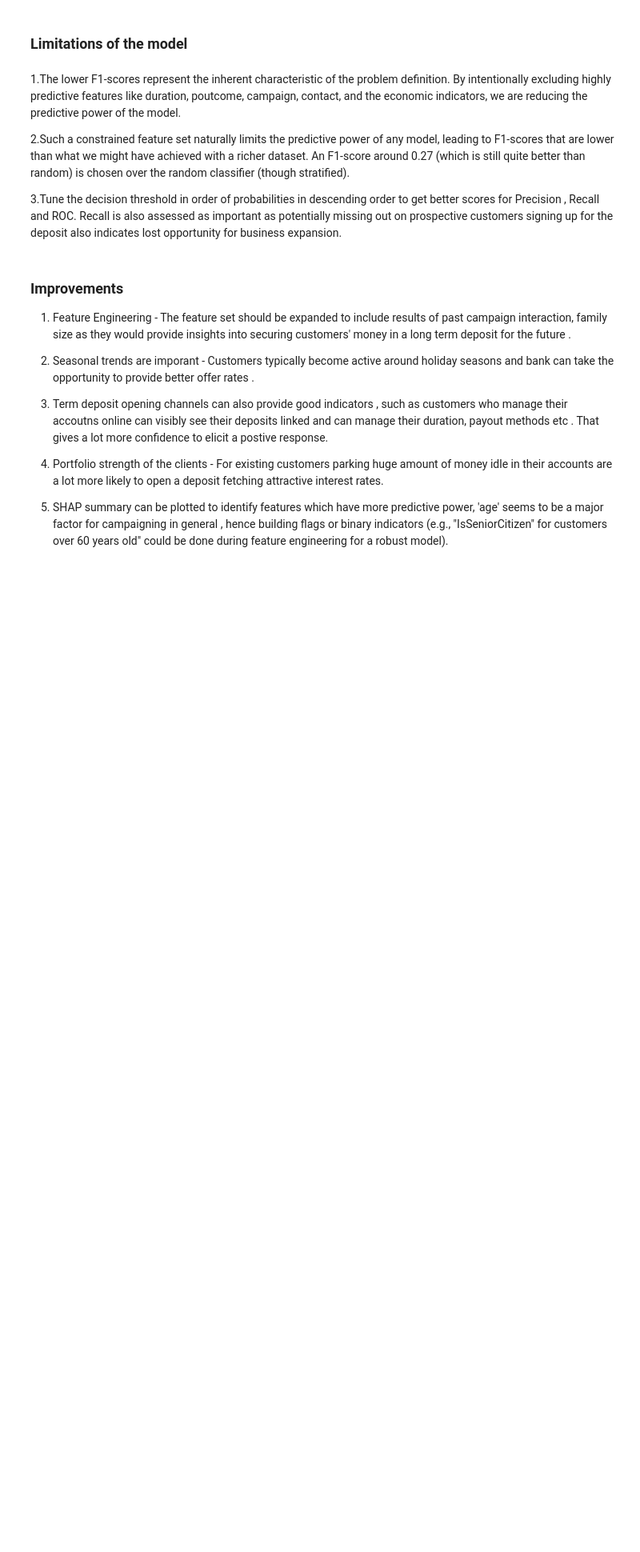
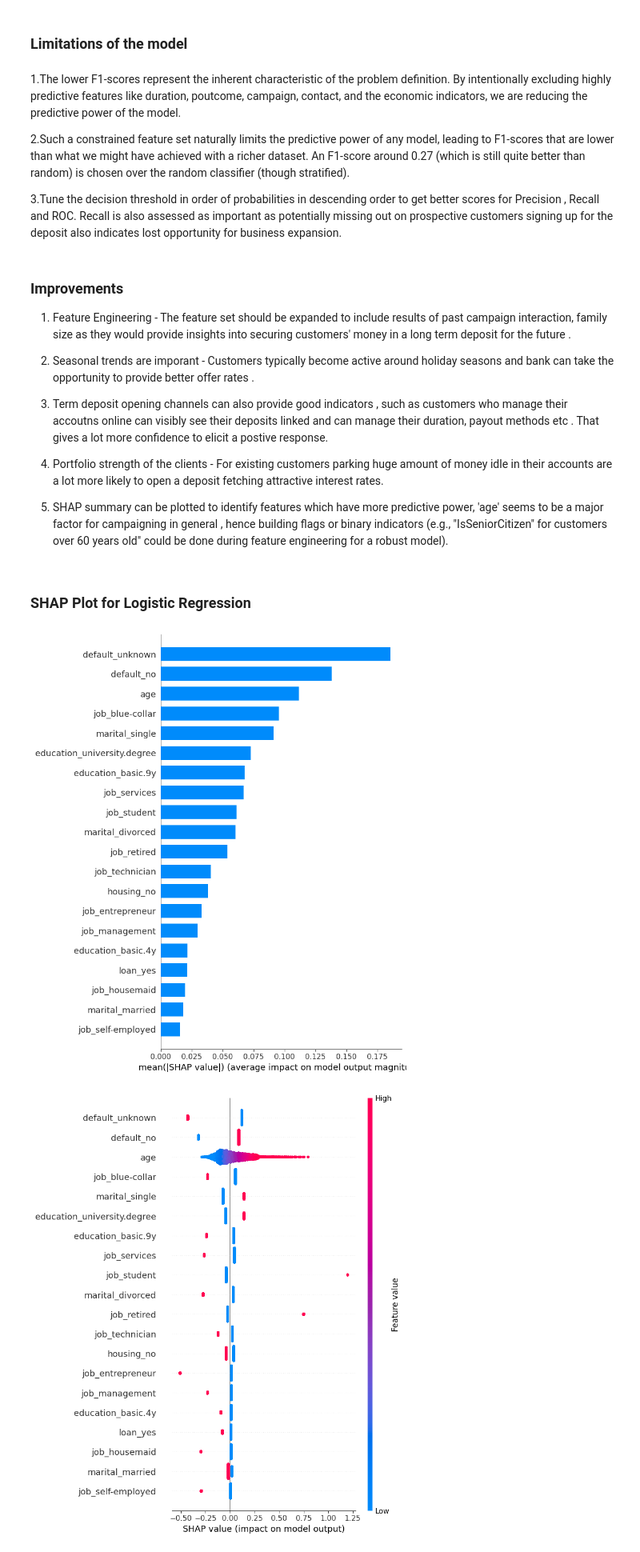
Before and after one commit to Subroy1/MSAI_AllPracticeModules, a Jupyter notebook: Module 17/prompt_III_Assignment17_1.ipynb, the cells around one changed output. Shown at 80% size. Saved outputs shown, nothing was run; the diff lists cells and outputs as text; code cells hidden in the pictures; blank space fills up the shorter version.

```diff
--- a/Module 17/prompt_III_Assignment17_1.ipynb
+++ b/Module 17/prompt_III_Assignment17_1.ipynb
@@ -1177,3 +1212,40 @@ array([1])
 4. Portfolio strength of the clients - For existing customers parking huge amount of money idle in their accounts are a lot more likely to open a deposit fetching attractive interest rates.
 
 5. SHAP summary can be plotted to identify features which have more predictive power, 'age' seems to be a major factor for campaigning in general , hence  building flags or binary indicators (e.g., "IsSeniorCitizen" for customers over 60 years old" could be done during feature engineering for a robust model).
+# %% [markdown]
+### SHAP Plot for Logistic Regression
+# %%
+import shap
+
+# Get the preprocessor and the trained Logistic Regression classifier from the pipeline
+preprocessor_lr = lr_pipeline.named_steps['preprocessor']
+lr_classifier = lr_pipeline.named_steps['classifier']
+
+# Transform X_train using the preprocessor to get the data format expected by SHAP explainer
+# Explicitly convert to array in case ColumnTransformer still outputs sparse for some reason
+X_train_preprocessed = preprocessor_lr.transform(X_train)
+if hasattr(X_train_preprocessed, 'toarray'):
+    X_train_preprocessed = X_train_preprocessed.toarray()
+
+# Get feature names after one-hot encoding for categorical features
+numeric_feature_names = num_columns
+onehot_encoder = preprocessor_lr.named_transformers_['categorical_transformer'].named_steps['ohe']
+categorical_feature_names_encoded = onehot_encoder.get_feature_names_out(cat_columns)
+feature_names = list(numeric_feature_names) + list(categorical_feature_names_encoded)
+
+# Create a DataFrame for the preprocessed data with correct feature names
+X_train_preprocessed_df = pd.DataFrame(X_train_preprocessed, columns=feature_names)
+
+# Create a SHAP explainer for Logistic Regression
+# For Logistic Regression, shap.Explainer can take the model directly
+explainer = shap.Explainer(lr_classifier, X_train_preprocessed_df)
+
+# Calculate SHAP values
+shap_values = explainer(X_train_preprocessed_df)
+
+# Plot the SHAP summary plot
+shap.summary_plot(shap_values, X_train_preprocessed_df, plot_type="bar")
+shap.summary_plot(shap_values, X_train_preprocessed_df)
+# %% [output]
+[figure, added]
+[figure, added]
```
Also changed, not shown: parts of 6 cells of this notebook.
